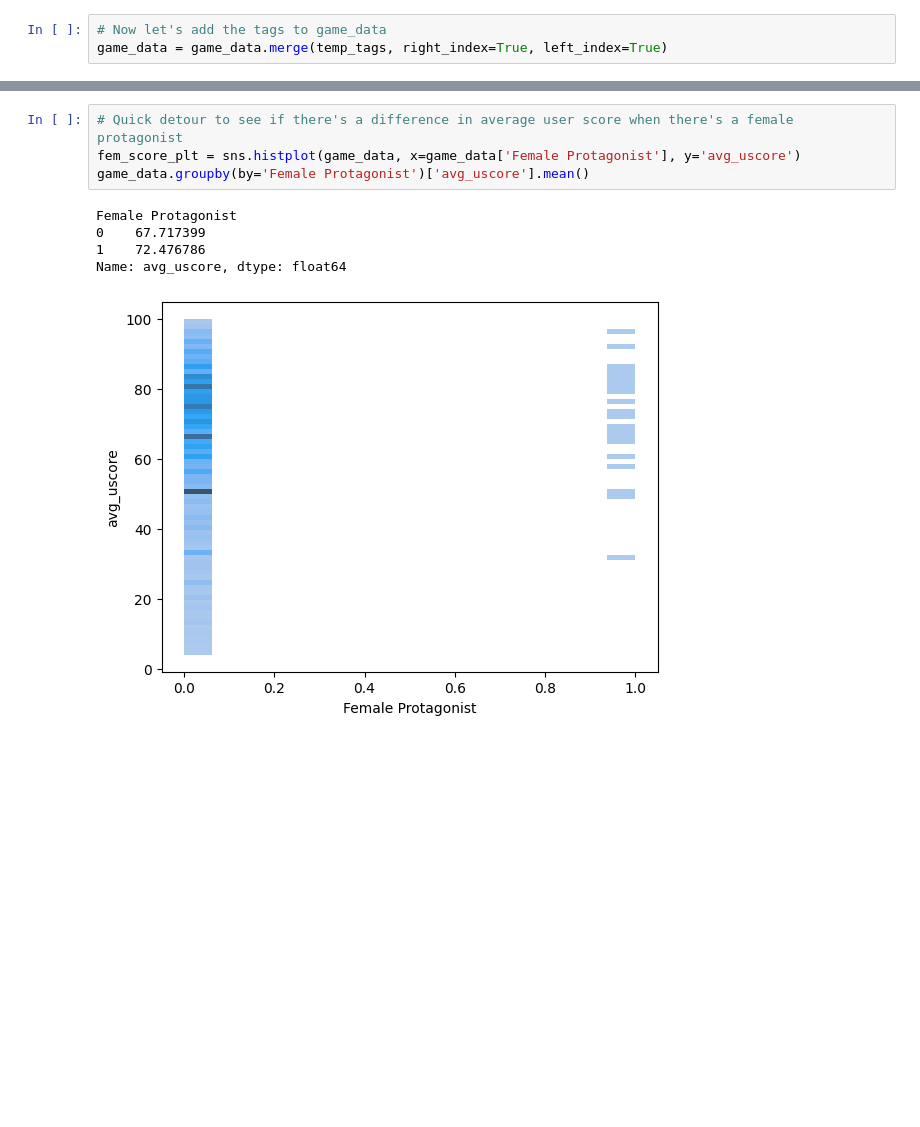
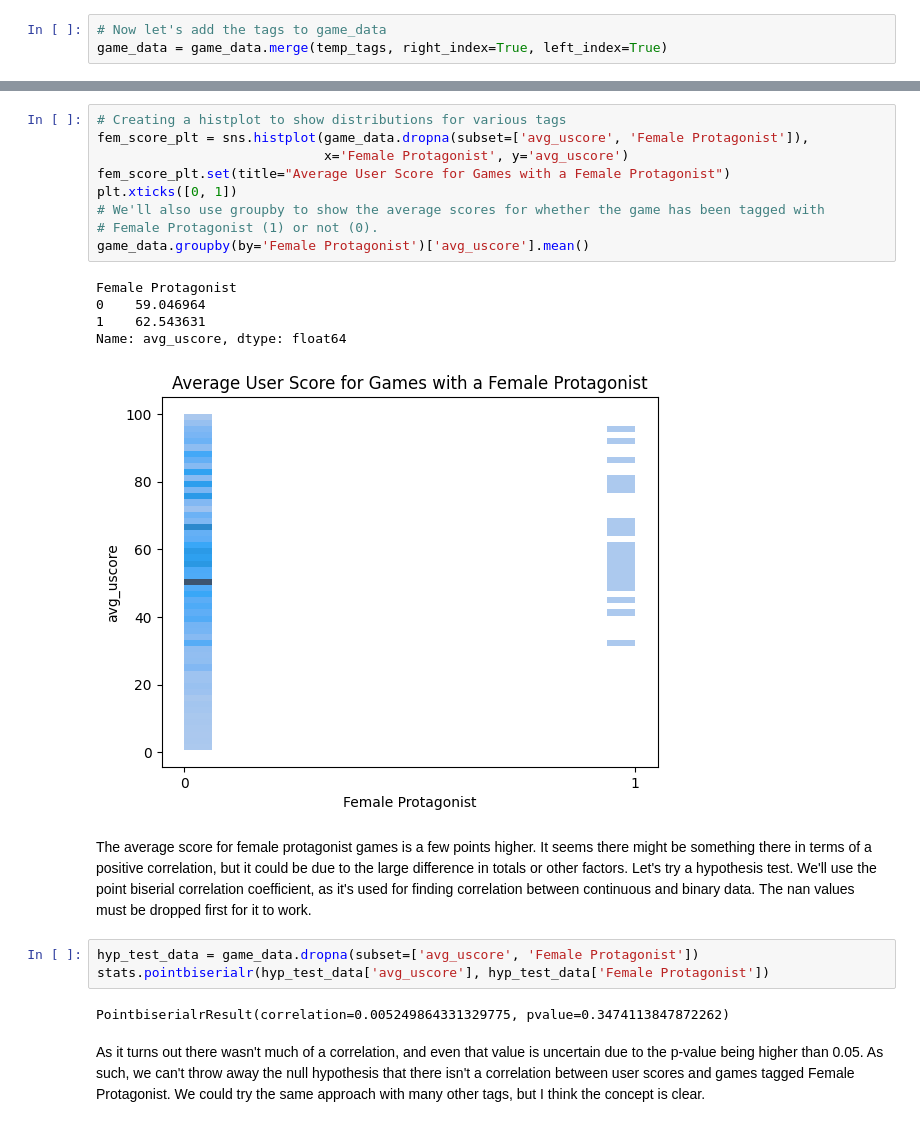
Before and after one commit to Rilay9/Rilay9.github.io, a Jupyter notebook: Steam Video Game Analysis.ipynb, the cells around one changed output, grey strips where cells are left out. Saved outputs shown, nothing was run; the diff lists cells and outputs as text; blank space fills up the shorter version.

```diff
--- a/Steam Video Game Analysis.ipynb
+++ b/Steam Video Game Analysis.ipynb
@@ -419,10 +464,24 @@ game_data = game_data.merge(temp_tags, right_index=True, left_index=True)
 # %%
-# Quick detour to see if there's a difference in average user score when there's a female protagonist
-fem_score_plt = sns.histplot(game_data, x=game_data['Female Protagonist'], y='avg_uscore')
+# Creating a histplot to show distributions for various tags
+fem_score_plt = sns.histplot(game_data.dropna(subset=['avg_uscore', 'Female Protagonist']),
+                             x='Female Protagonist', y='avg_uscore')
+fem_score_plt.set(title="Average User Score for Games with a Female Protagonist")
+plt.xticks([0, 1])
+# We'll also use groupby to show the average scores for whether the game has been tagged with
+# Female Protagonist (1) or not (0).
 game_data.groupby(by='Female Protagonist')['avg_uscore'].mean()
 # %% [output]
 Female Protagonist
-0    67.717399
-1    72.476786
+0    59.046964
+1    62.543631
 Name: avg_uscore, dtype: float64
-[figure, old version]
+[figure, new version]
+# %% [markdown]
+The average score for female protagonist games is a few points higher. It seems there might be something there in terms of a positive correlation, but it could be due to the large difference in totals or other factors. Let's try a hypothesis test. We'll use the point biserial correlation coefficient, as it's used for finding correlation between continuous and binary data. The nan values must be dropped first for it to work.
+# %%
+hyp_test_data = game_data.dropna(subset=['avg_uscore', 'Female Protagonist'])
+stats.pointbiserialr(hyp_test_data['avg_uscore'], hyp_test_data['Female Protagonist'])
+# %% [output]
+PointbiserialrResult(correlation=0.005249864331329775, pvalue=0.3474113847872262)
+# %% [markdown]
+As it turns out there wasn't much of a correlation, and even that value is uncertain due to the p-value being higher than 0.05. As such, we can't throw away the null hypothesis that there isn't a correlation between user scores and games tagged Female Protagonist. We could try the same approach with many other tags, but I think the concept is clear.
```
Also changed, not shown: parts of 28 cells of this notebook, 2 other files.
